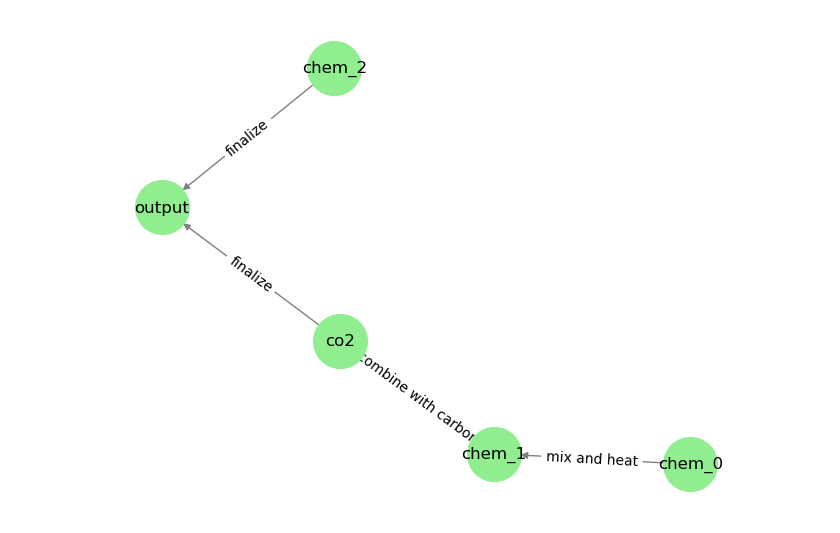
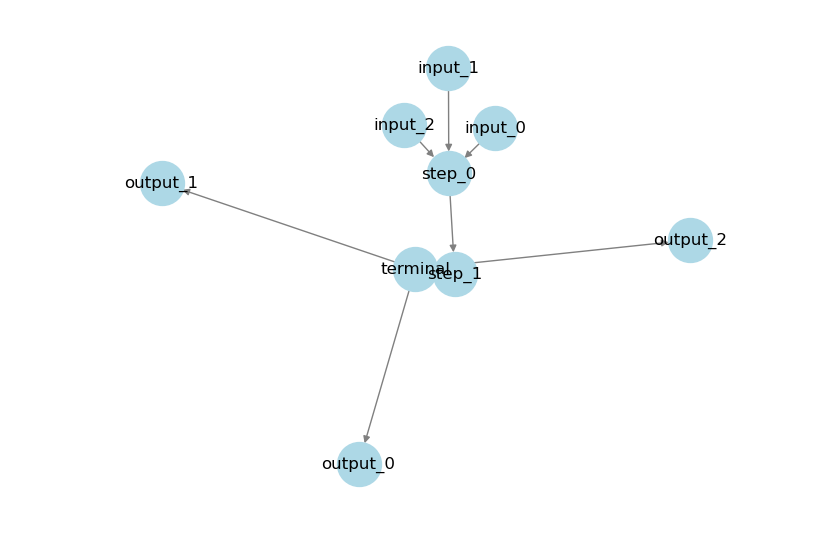
Before and after one commit to 8bitsam/actiongraph-testbench, a Jupyter notebook: test.ipynb, the cells around one changed output. Cells and saved outputs as stored; diff of their text form; code cells hidden in the pictures.

```diff
--- a/test.ipynb
+++ b/test.ipynb
@@ -14 +6,11 @@ graph.connect_output("Final Product")
+# %%
+# 0.98 BaCO3 + 0.01 La2O3 + SnO2 -> Ba0.98La0.02SnO3 + 0.98 CO2 + 0.005 O2
+inputs = ['0.98BaCO3', '0.01La2O3', 'SnO2']
+graph = ActionGraph(input_chemicals=inputs)
+step1 = graph.add_step("milled for 24 h, with ethanol", source_nodes=graph.input_nodes)
+step2 = graph.add_step("evaporated", source_nodes=[step1])
+terminal = graph.merge_to_terminal(source_nodes=[step2], terminal_step_description="treated at 1300 °C, for 6 h")
+output1 = graph.add_output('Ba0.98La0.02SnO3')
+output2 = graph.add_output('0.98CO2')
+output3 = graph.add_output('0.005O2')
 # %%
@@ -34,8 +44,7 @@ print(json.dumps(graph.serialize(), indent=2))
 # %%
 pos = nx.spring_layout(graph)
-nx.draw(graph, pos, with_labels=True, node_color='lightgreen', edge_color='gray', node_size=1500, arrows=True)
-edge_labels = nx.get_edge_attributes(graph, 'step')
-nx.draw_networkx_edge_labels(graph, pos, edge_labels=edge_labels)
+nx.draw(graph, pos, with_labels=True, node_color='lightblue', edge_color='gray',
+        node_size=1000, arrows=True)
 plt.show()
 # %% [output]
-[figure, old version]
+[figure, new version]
```
Also changed, not shown: parts of 3 cells of this notebook, 1 other file.
